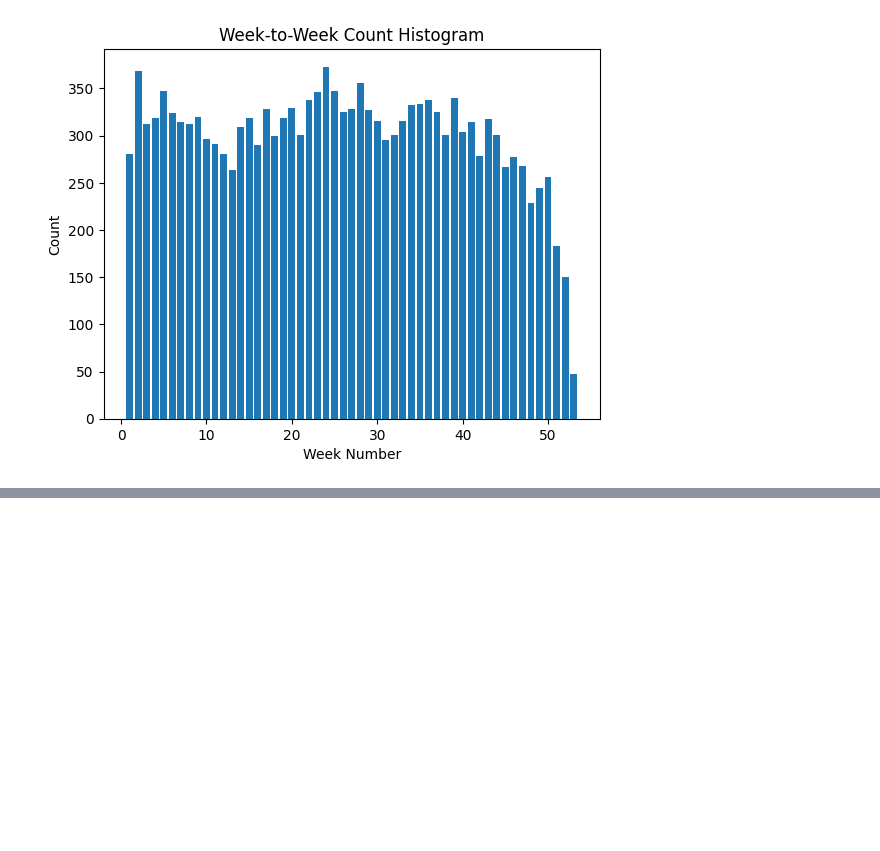
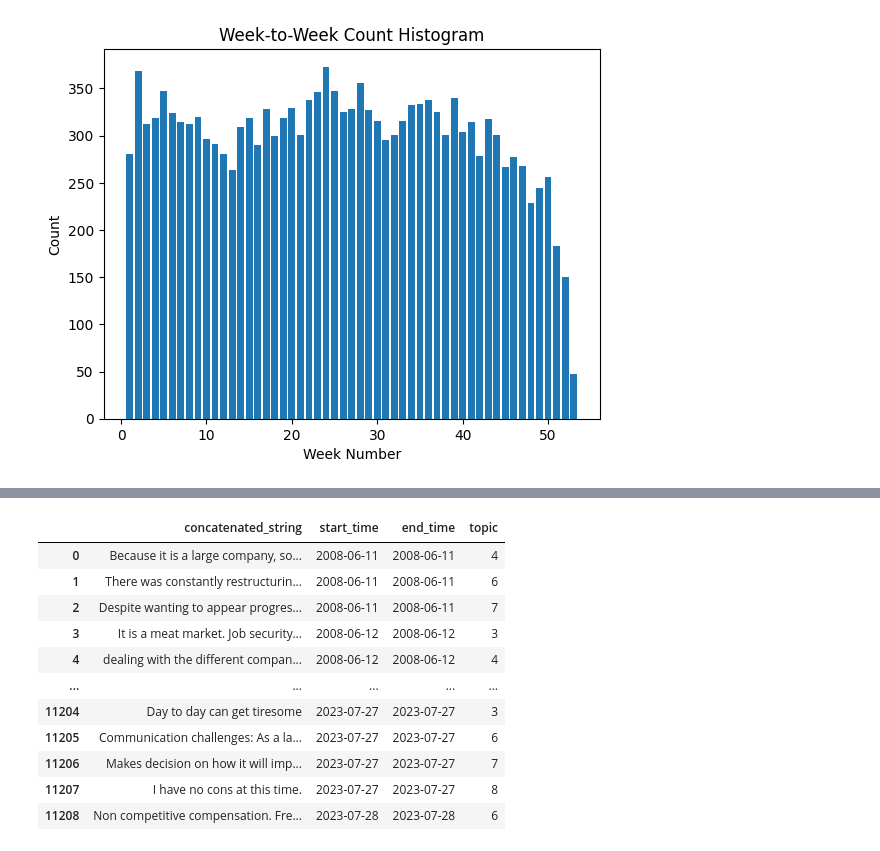
Before and after one commit to lichengrui/glassdoor_scraping, a Jupyter notebook: LDA Topic Modeling.ipynb, the cells around one changed output, grey strips where cells are left out. Saved outputs shown, nothing was run; the diff lists cells and outputs as text; code cells hidden in the pictures; blank space fills up the shorter version.

```diff
--- a/LDA Topic Modeling.ipynb
+++ b/LDA Topic Modeling.ipynb
@@ -48,13 +62,13 @@ num_topics = 10  # Set the number of topics
 lda_model = gensim.models.LdaModel(corpus, num_topics=num_topics, id2word=dictionary, passes=10)
 
 # Apply the LDA model to determine the topic for each sentence
-def get_topic(sentence):
+def LDA_topic(sentence):
     sentence_bow = dictionary.doc2bow(sentence)
     topic_probabilities = lda_model.get_document_topics(sentence_bow)
     topic_index_with_highest_prob = max(topic_probabilities, key=lambda x: x[1])[0]
     return topic_index_with_highest_prob + 1
 
-df['topic'] = df['processed_conwords'].apply(get_topic)
+df['ldatopic'] = df['processed_conwords'].apply(LDA_topic)
 
 # Print the DataFrame with topics
 display(df)
@@ -74,0 +89,77 @@ Name: topic, dtype: int64
+# %%
+import pandas as pd
+
+def concatenate_reviews(df, max_char_length):
+    # Sort the dataframe by date and topic
+
+    dataframe = df.rename(columns={"ldatopic": "topic", "conwords": "words"})
+    dataframe = dataframe.sort_values(by=['date', 'topic'])
+
+    # Initialize variables to store concatenated data
+    concatenated_data = {'concatenated_string': [], 'start_time': [], 'end_time': [], 'topic': []}
+
+    current_concatenated_str = ''
+    current_start_time = None
+    current_end_time = None
+    current_topic = None
+
+    for index, row in dataframe.iterrows():
+        if current_topic is None:
+            current_topic = row['topic']
+            current_start_time = row['date']
+            current_end_time = row['date']
+            current_concatenated_str = row['words']
+        else:
+            if current_topic == row['topic'] and len(current_concatenated_str) + len(row['words']) <= max_char_length:
+                current_concatenated_str += ' ' + row['words']
+                current_end_time = row['date']
+            else:
+                concatenated_data['concatenated_string'].append(current_concatenated_str)
+                concatenated_data['start_time'].append(current_start_time)
+                concatenated_data['end_time'].append(current_end_time)
+                concatenated_data['topic'].append(current_topic)
+
+                current_topic = row['topic']
+                current_start_time = row['date']
+                current_end_time = row['date']
+                current_concatenated_str = row['words']
+
+    # Append the last batch of concatenated data
+    concatenated_data['concatenated_string'].append(current_concatenated_str)
+    concatenated_data['start_time'].append(current_start_time)
+    concatenated_data['end_time'].append(current_end_time)
+    concatenated_data['topic'].append(current_topic)
+    # print(concatenated_data)
+
+
+    # Create a new DataFrame from the concatenated data
+    concatenated_df = pd.DataFrame(concatenated_data)
+
+
+    return concatenated_df
+
+# # Example usage
+# data = {
+#     'date': ['2023-08-01', '2023-08-01', '2023-08-02', '2023-08-02'],
+#     'words': ['word1', 'word2', 'word3', 'word4'],
+#     'topic': ['topic1', 'topic1', 'topic2', 'topic2']
+# }
+
+# df = pd.DataFrame(data)
+max_length = 800
+result_df = concatenate_reviews(df, max_length)
+
+display(result_df)
+# %% [output]
+|  | concatenated_string | start_time | end_time | topic |
+| 0 | Because it is a large company, so... | 2008-06-11 | 2008-06-11 | 4 |
+| 1 | There was constantly restructurin... | 2008-06-11 | 2008-06-11 | 6 |
+| 2 | Despite wanting to appear progres... | 2008-06-11 | 2008-06-11 | 7 |
+| 3 | It is a meat market. Job security... | 2008-06-12 | 2008-06-12 | 3 |
+| 4 | dealing with the different compan... | 2008-06-12 | 2008-06-12 | 4 |
+| ... | ... | ... | ... | ... |
+| 11204 | Day to day can get tiresome | 2023-07-27 | 2023-07-27 | 3 |
+| 11205 | Communication challenges: As a la... | 2023-07-27 | 2023-07-27 | 6 |
+| 11206 | Makes decision on how it will imp... | 2023-07-27 | 2023-07-27 | 7 |
+| 11207 | I have no cons at this time. | 2023-07-27 | 2023-07-27 | 8 |
+| 11208 | Non competitive compensation. Fre... | 2023-07-28 | 2023-07-28 | 6 |
```
Also changed, not shown: parts of 8 cells of this notebook, 1 other file.
